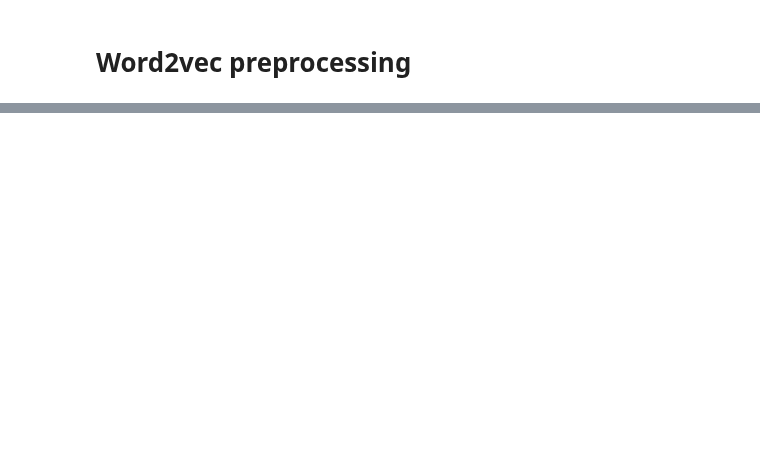
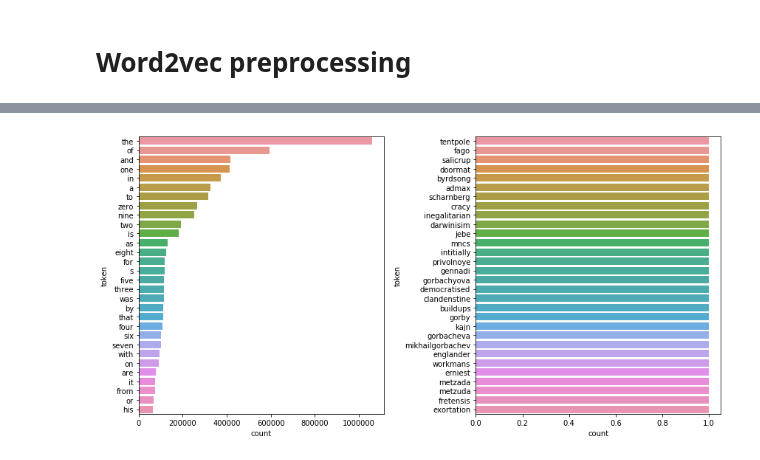
Before and after one commit to labdmitriy/dl_in_nlp, a Jupyter notebook: workshop_1/task2_preprocessing.ipynb, the cells around one changed output, grey strips where cells are left out. Drawn from its saved outputs; the diff is of its cells as text; code cells hidden in the pictures; blank space fills up the shorter version.

```diff
--- a/workshop_1/task2_preprocessing.ipynb
+++ b/workshop_1/task2_preprocessing.ipynb
@@ -38,0 +51,7 @@ If you struggle with somethng, ask your neighbour. If it is not obvious for you,
+# %%
+DATA_PATH = Path('./data')
+BATCH_SIZE = 1
+SKIP_WINDOW = 1
+# %%
+with open(DATA_PATH/'text8') as f:
+    text = [token for token in f.read().split()]
@@ -38,0 +71,8 @@ If you struggle with somethng, ask your neighbour. If it is not obvious for you,
+# %%
+from collections import Counter
+
+token_counts = Counter(text)
+token_counts = token_counts.most_common()
+
+token_counts_df = pd.DataFrame(token_counts, columns=['token', 'count'])
+token_counts_df.head()
@@ -38,0 +86,9 @@ If you struggle with somethng, ask your neighbour. If it is not obvious for you,
+# %%
+n = 30
+
+fig, axes = plt.subplots(1, 2, figsize=(12, 6), sharex=False)
+sns.barplot(x='count', y='token', data=token_counts_df[:n], ax=axes[0])
+sns.barplot(x='count', y='token', data=token_counts_df[-n:], ax=axes[1])
+plt.tight_layout()
+# %% [output]
+[figure, added]
```
Also changed, not shown: parts of 7 cells of this notebook.
